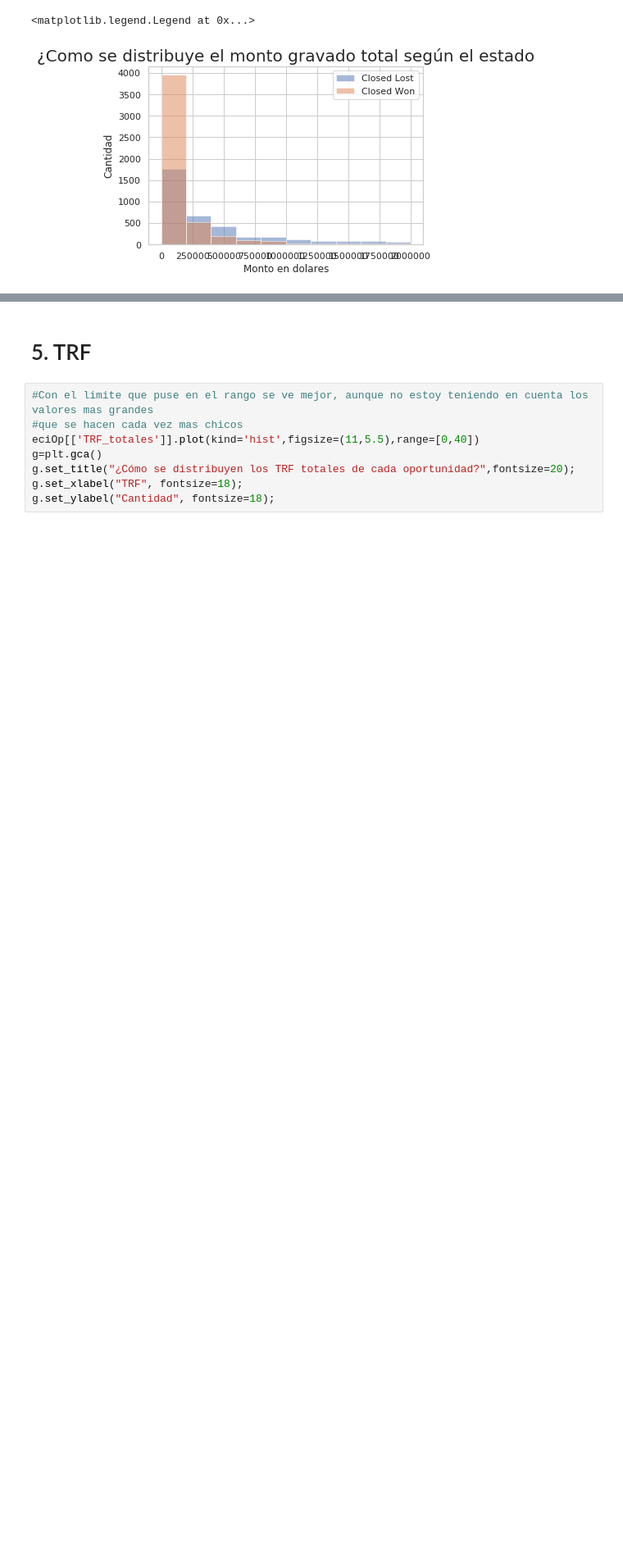
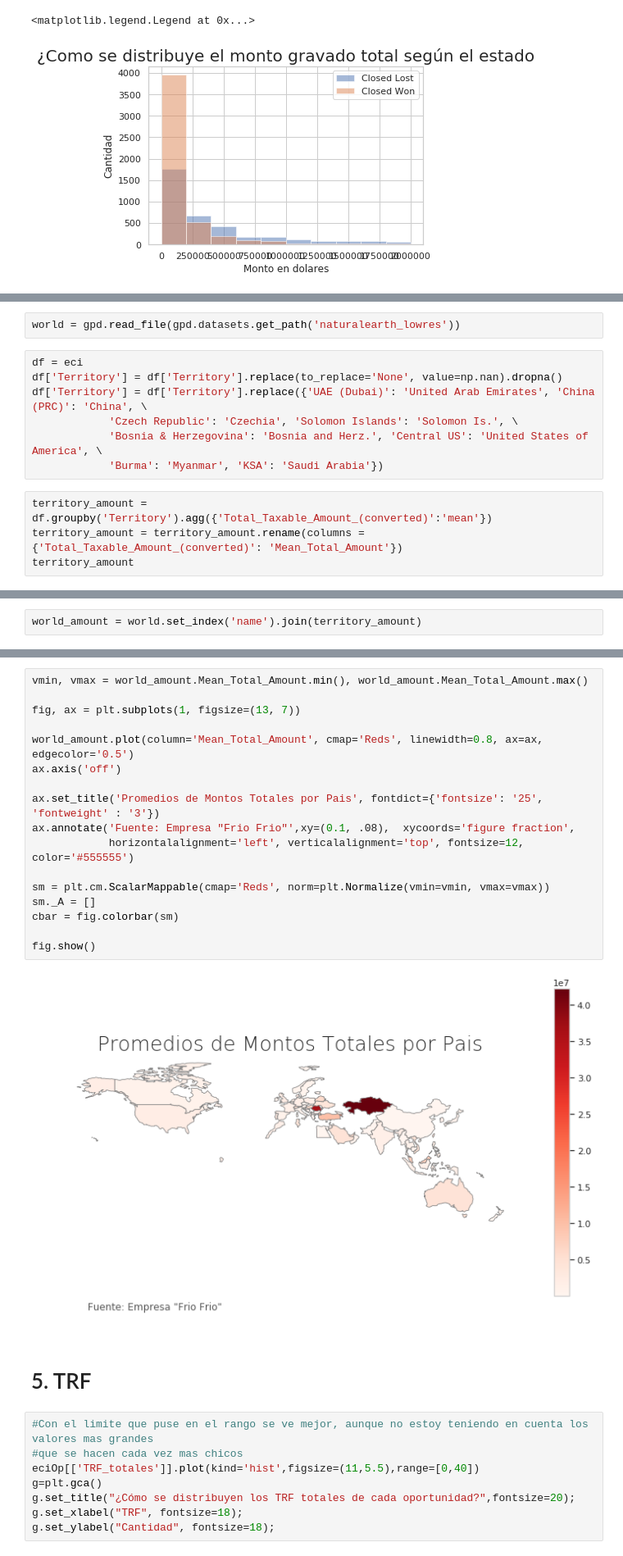
Before and after one commit to germanbc/Organizacion-de-Datos-2c2020-TP1, a Jupyter notebook: TP1.ipynb, the cells around one changed output, grey strips where cells are left out. Shown at 82% size. Drawn from its saved outputs; the diff is of its cells as text; blank space fills up the shorter version.

```diff
--- a/TP1.ipynb
+++ b/TP1.ipynb
@@ -435,0 +440,13 @@ pyplot.legend()
+# %%
+world = gpd.read_file(gpd.datasets.get_path('naturalearth_lowres'))
+# %%
+df = eci
+df['Territory'] = df['Territory'].replace(to_replace='None', value=np.nan).dropna()
+df['Territory'] = df['Territory'].replace({'UAE (Dubai)': 'United Arab Emirates', 'China (PRC)': 'China', \
+            'Czech Republic': 'Czechia', 'Solomon Islands': 'Solomon Is.', \
+            'Bosnia & Herzegovina': 'Bosnia and Herz.', 'Central US': 'United States of America', \
+            'Burma': 'Myanmar', 'KSA': 'Saudi Arabia'})
+# %%
+territory_amount = df.groupby('Territory').agg({'Total_Taxable_Amount_(converted)':'mean'})
+territory_amount = territory_amount.rename(columns = {'Total_Taxable_Amount_(converted)': 'Mean_Total_Amount'})
+territory_amount
@@ -435,0 +468,2 @@ pyplot.legend()
+# %%
+world_amount = world.set_index('name').join(territory_amount)
@@ -436,3 +480,22 @@ pyplot.legend()
+# %%
+vmin, vmax = world_amount.Mean_Total_Amount.min(), world_amount.Mean_Total_Amount.max()
+
+fig, ax = plt.subplots(1, figsize=(13, 7))
+
+world_amount.plot(column='Mean_Total_Amount', cmap='Reds', linewidth=0.8, ax=ax, edgecolor='0.5')
+ax.axis('off')
+
+ax.set_title('Promedios de Montos Totales por Pais', fontdict={'fontsize': '25', 'fontweight' : '3'})
+ax.annotate('Fuente: Empresa "Frio Frio"',xy=(0.1, .08),  xycoords='figure fraction',
+            horizontalalignment='left', verticalalignment='top', fontsize=12, color='#555555')
+
+sm = plt.cm.ScalarMappable(cmap='Reds', norm=plt.Normalize(vmin=vmin, vmax=vmax))
+sm._A = []
+cbar = fig.colorbar(sm)
+
+fig.show()
+# %% [output]
+[figure, added]
 # %% [markdown]
 # 5. TRF
 # %%
```
Also changed, not shown: parts of 15 cells of this notebook.
